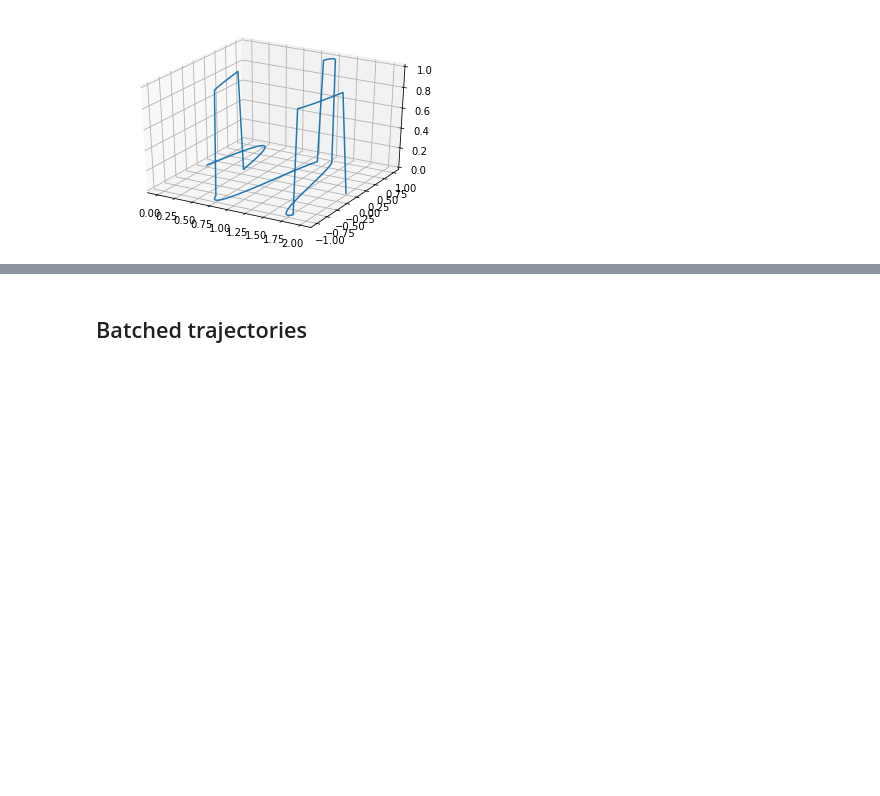
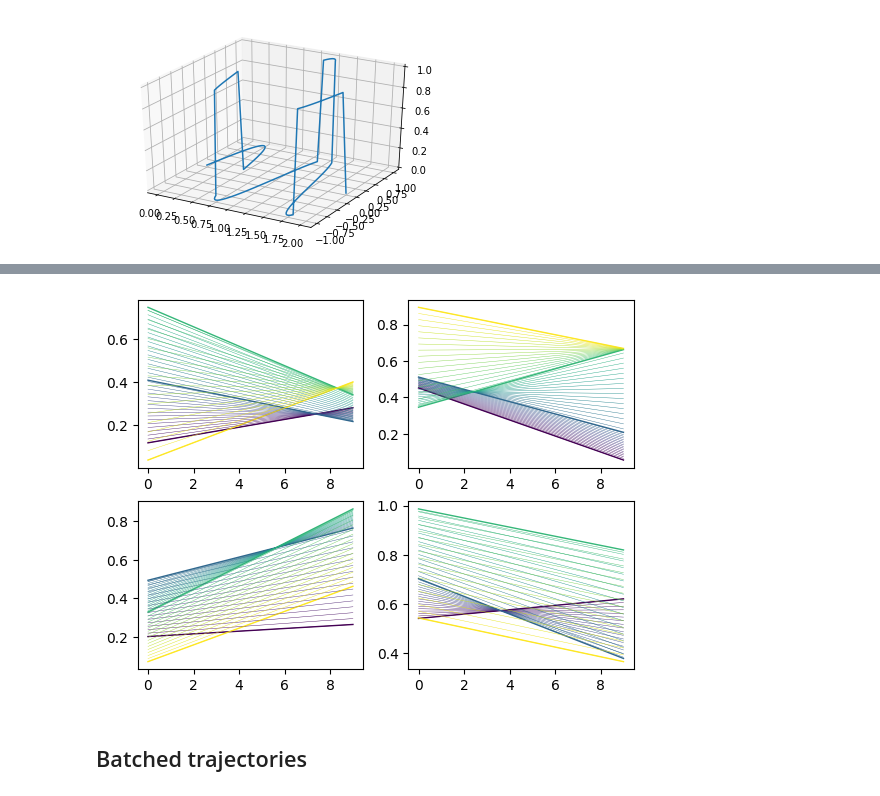
Before and after one commit to domkirke/trajectories, a Jupyter notebook: showcase.ipynb, the cells around one changed output, grey strips where cells are left out. Cells and saved outputs as stored; diff of their text form; code cells hidden in the pictures; blank space fills up the shorter version.

```diff
--- a/showcase.ipynb
+++ b/showcase.ipynb
@@ -159,3 +182,29 @@ ax[1].plot(y)
+# %%
+# Generate trajectories to interpolate
+n_traj = 4
+dim = 4
+trajectories = [None] * n_traj
+for i in range(n_traj):
+    t = np.arange(0., 1., 0.1)
+    trajectories[i] = tj.Line_([0., 1.], [np.random.rand(4,), np.random.rand(4,)], dim=dim)(t)
+anchors = np.linspace(0., 1., n_traj)
+
+# Morph between trajectories
+t = np.linspace(0., 1., 50)
+traj = tj.Morphing_(trajectories=trajectories, anchors=anchors)(t)
+
+# Plot
+fig, ax = plt.subplots(2, 2)
+cmap = plt.get_cmap("viridis")
+for i in range(2):
+    for j in range(2):
+        for k, tr in enumerate(trajectories):
+            ax[i, j].plot(tr[..., i*2 + j], linewidth = 1.0, c=cmap(anchors[k]))
+        for k, tr in enumerate(traj):
+            ax[i, j].plot(tr[..., i * 2 + j], linewidth = 0.3, c=cmap(t[k]))
+plt.show()
+# %% [output]
+[figure, added]
 # %% [markdown]
 ## Batched trajectories
 # %% [markdown]
```
Also changed, not shown: parts of 8 cells of this notebook.
